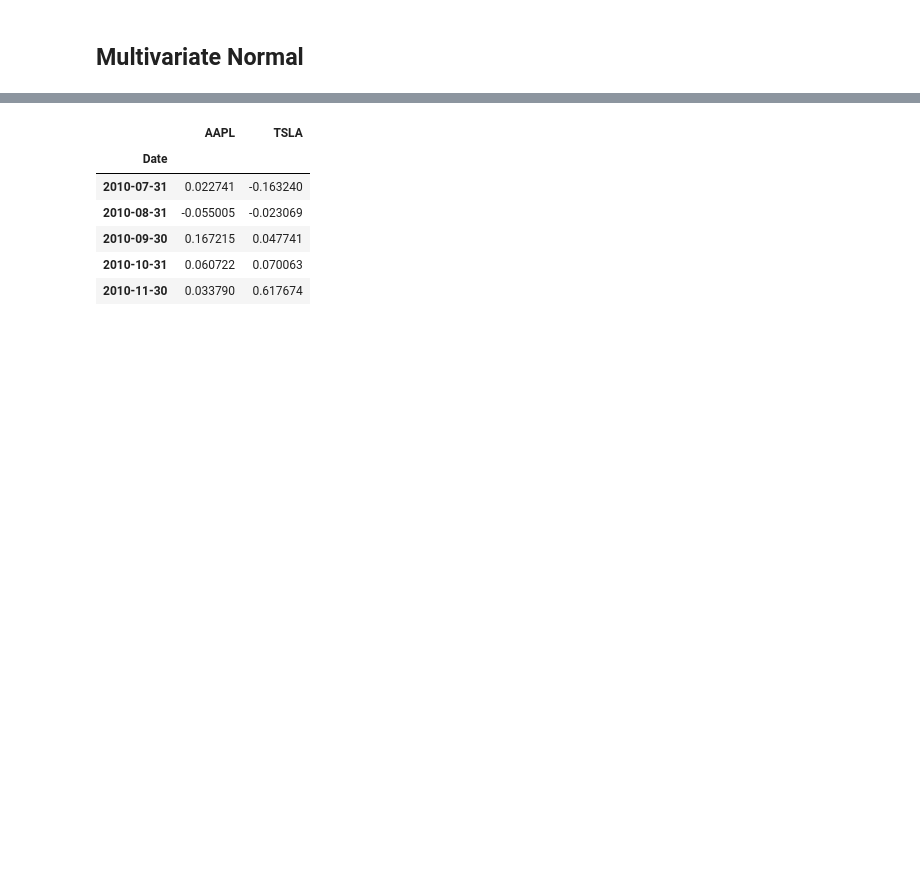
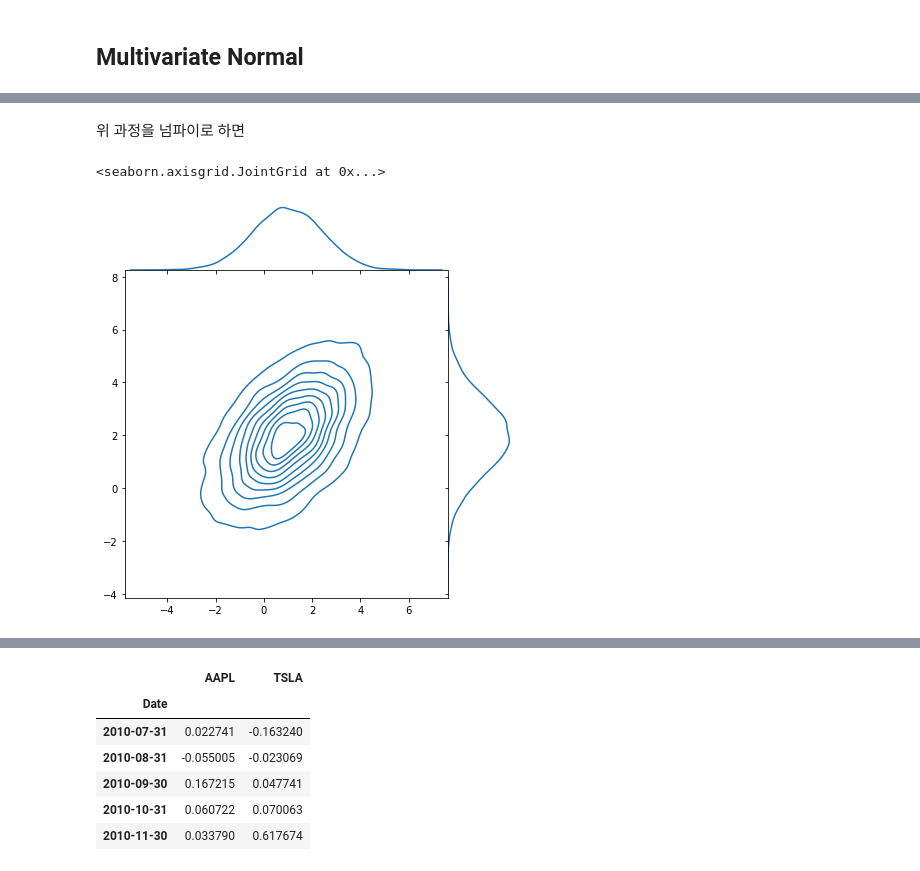
Before and after one commit to MalrangQuant/Simulation_Lecture, a Jupyter notebook: Inverse_Method.ipynb, the cells around one changed output, grey strips where cells are left out. Cells and saved outputs as stored; diff of their text form; code cells hidden in the pictures; blank space fills up the shorter version.

```diff
--- a/Inverse_Method.ipynb
+++ b/Inverse_Method.ipynb
@@ -212,0 +290,10 @@ sns.scatterplot(z1_list, u1_list, ax=ax[1,2])
+# %% [markdown]
+위 과정을 넘파이로 하면
+# %%
+z = np.random.multivariate_normal(mean=mean_vector.reshape(dimension,), cov=K, size=n)
+y = np.transpose(z)
+
+sns.jointplot(x=y[0], y=y[1], kind='kde', space=0)
+# %% [output]
+<seaborn.axisgrid.JointGrid at 0x...>
+[figure, added]
```
Also changed, not shown: parts of 32 cells of this notebook, 2 other files.
